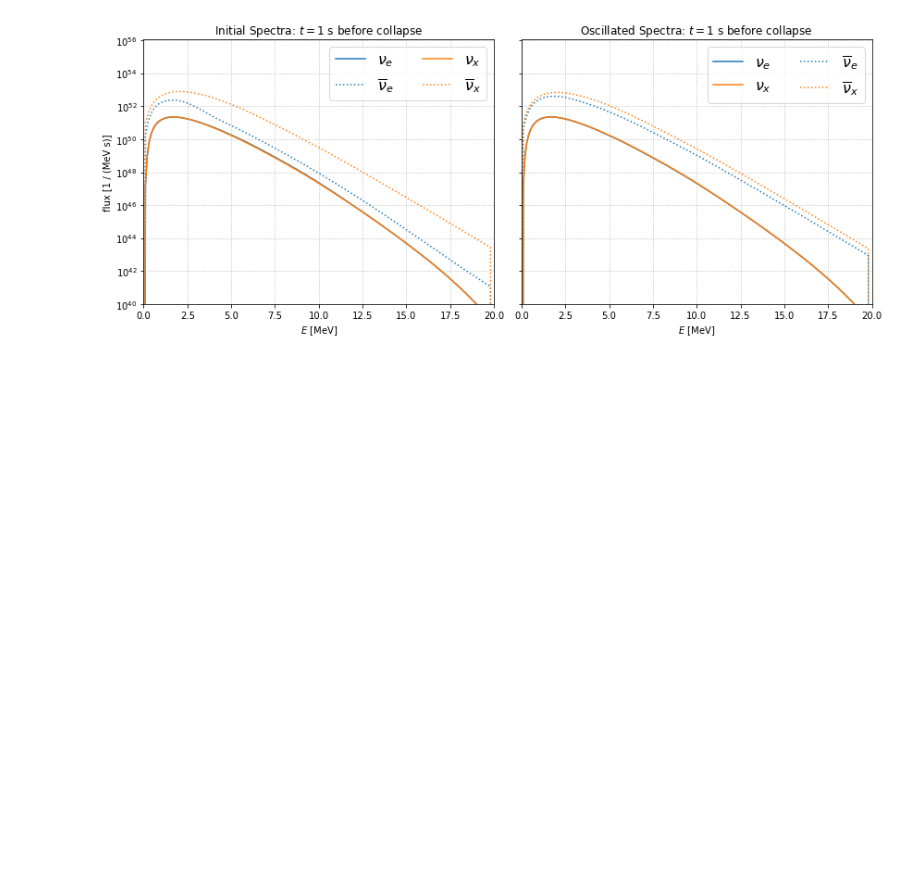
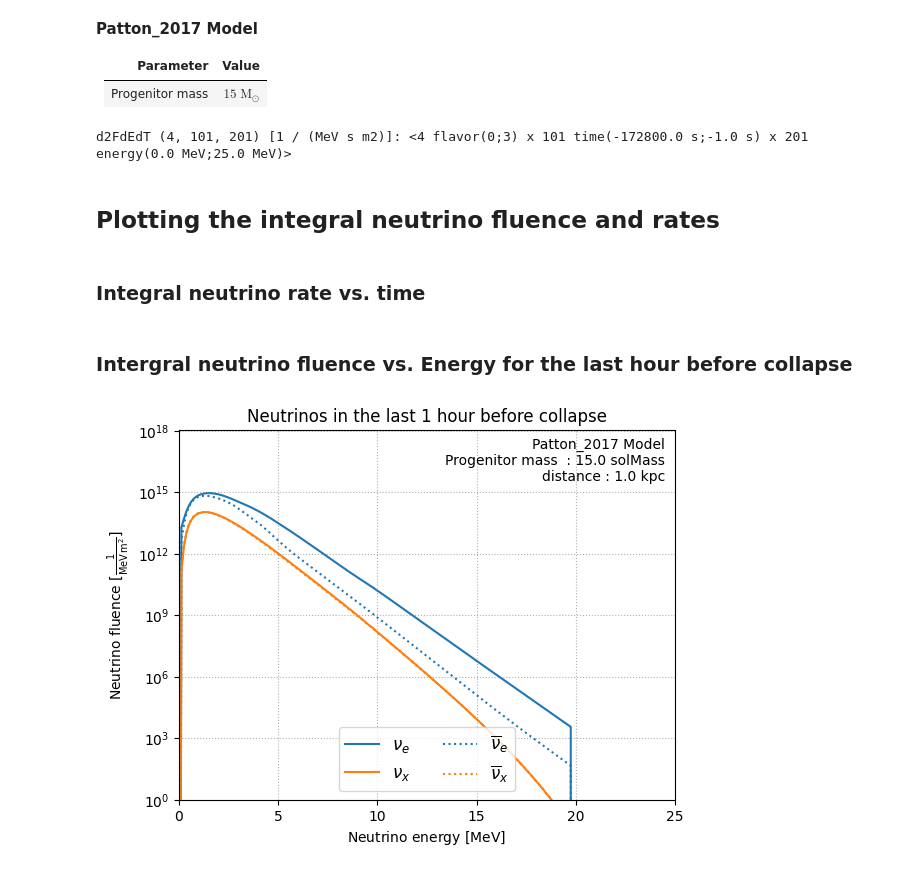
Before and after one commit to SNEWS2/snewpy-models-presn, a Jupyter notebook: models/Patton_2017/Patton.ipynb, the cells around one changed output. Saved outputs shown, nothing was run; the diff lists cells and outputs as text; code cells hidden in the pictures; blank space fills up the shorter version.

```diff
--- a/models/Patton_2017/Patton.ipynb
+++ b/models/Patton_2017/Patton.ipynb
@@ -56,26 +23,60 @@ plt.show()
+# %%
+#define the model
+model = presn.Patton_2017(progenitor_mass=15*u.Msun)
+model
+# %% [output]
+**Patton_2017 Model**
+
+|Parameter|Value|
+|:--------|:----:|
+|Progenitor mass | $15$ $\mathrm{M_{\odot}}$|
 # %%
-# Adiabatic MSW effect. NMO is used by default.
-xform_nmo = snewpy.flavor_transformation.AdiabaticMSW()
-
 # Energy array and time to compute spectra.
 # Note that any convenient units can be used and the calculation will remain internally consistent.
-E = np.linspace(0,20,201) * u.MeV
-t = -1*u.s
-
-ispec = model.get_initial_spectra(t, E)
-ospec_nmo = model.get_transformed_spectra(t, E, xform_nmo)
+E = np.linspace(0,25,201) * u.MeV
+t = np.geomspace(-2*u.day,-1*u.s,101)
+distance = 1*u.kpc
-# %%
-fig, axes = plt.subplots(1,2, figsize=(12,5), sharex=True, sharey=True, tight_layout=True)
-
-for ax,spec,label in zip(axes,[ispec, ospec_nmo],['Initial','Oscillated']):
-    plt.sca(ax)
-    plot_flavors(E,spec,xlabel='$E$',ylabel='flux')
-    plt.title(f'{label} Spectra: $t = ${-t:.1g} before collapse')
-    plt.grid(ls=':')
-    plt.legend(loc='upper right', ncol=2, fontsize=16)
-    plt.yscale('log')
-    plt.ylim(1e40)
-axes[1].set_ylabel(None)
-plt.show()
-# %% [output]
-[figure, removed]
+# %%
+flux = model.get_flux(t,E,
+               distance=distance,
+               flavor_xform=NoTransformation())
+flux
+# %% [output]
+d2FdEdT (4, 101, 201) [1 / (MeV s m2)]: <4 flavor(0;3) x 101 time(-172800.0 s;-1.0 s) x 201 energy(0.0 MeV;25.0 MeV)>
+# %% [markdown]
+## Plotting the integral neutrino fluence and rates
+# %% [markdown]
+### Integral neutrino rate vs. time
+# %% [markdown]
+### Intergral neutrino fluence vs. Energy for the last hour before collapse
+# %%
+#integrate the flux over the last hour before the collapse
+fluence = flux.integrate('time', limits=[-1, 0]<<u.hour)
+#get the relevant arrays for plotting
+x = fluence.energy
+y = fluence.array.squeeze()
+#plot each flavor
+for flv in fluence.flavor:
+    plt.plot(x,y[flv], **styles[flv])
+#add the legend
+plt.legend(ncol=2, loc='lower center')
+#adjust the scales
+plt.autoscale(tight=True,axis='x')
+plt.yscale('log')
+plt.ylim(1)
+#define the labels
+xlabel = 'Neutrino energy'
+ylabel = 'Neutrino fluence'
+plt.xlabel(f'{xlabel} [{x.unit._repr_latex_()}]')
+plt.ylabel(f'{ylabel} [{y.unit._repr_latex_()}]')
+#add the plot title
+plt.title('Neutrinos in the last 1 hour before collapse')
+#add the model parameters
+plt.annotate(str(model) + f'\ndistance : {distance}',
+             xy=(0.98,0.98),
+             xycoords='axes fraction',
+             va='top', ha='right'
+            )
+plt.show()
+# %% [output]
+[figure, added]
```
Also changed, not shown: parts of 12 cells of this notebook, 1 other file.
